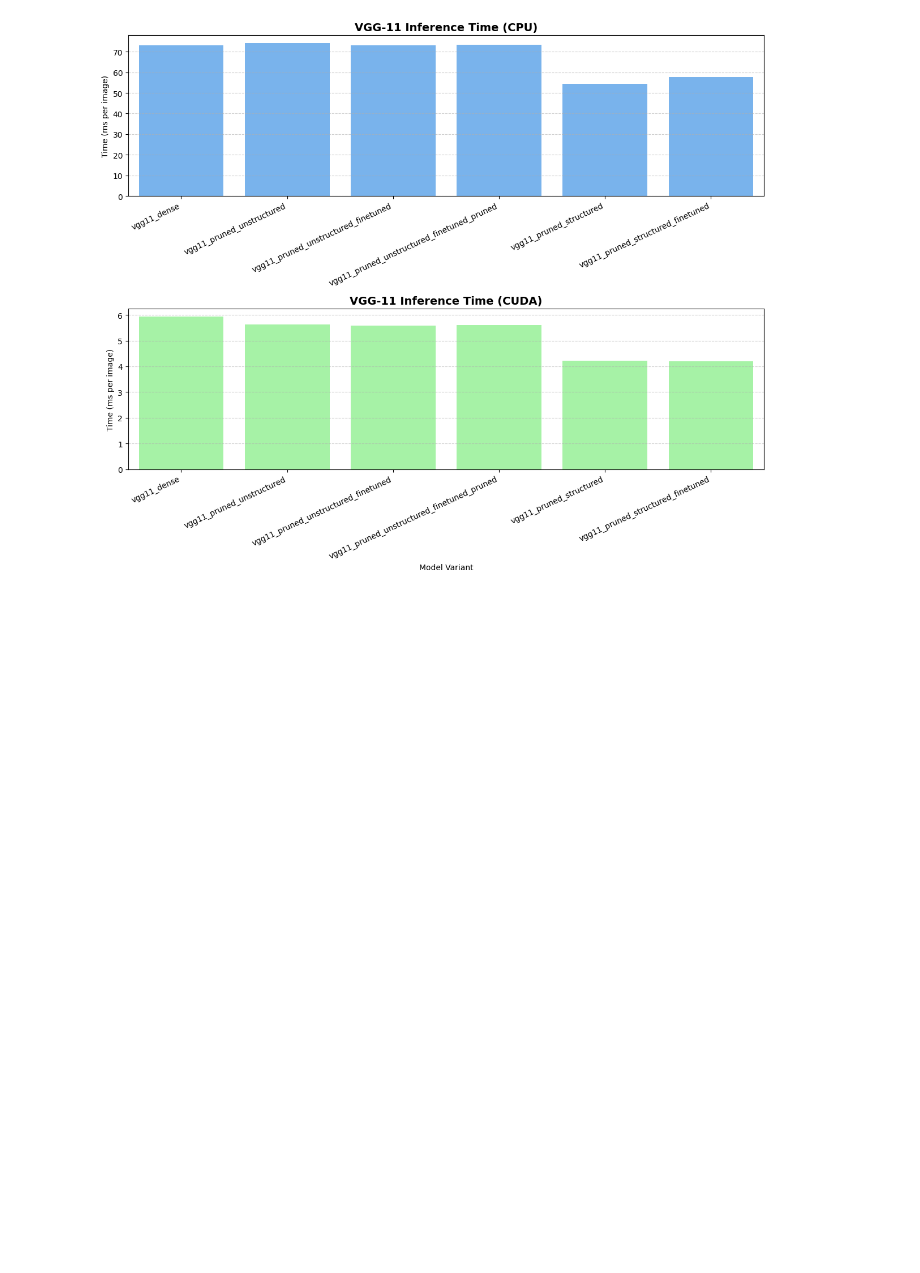
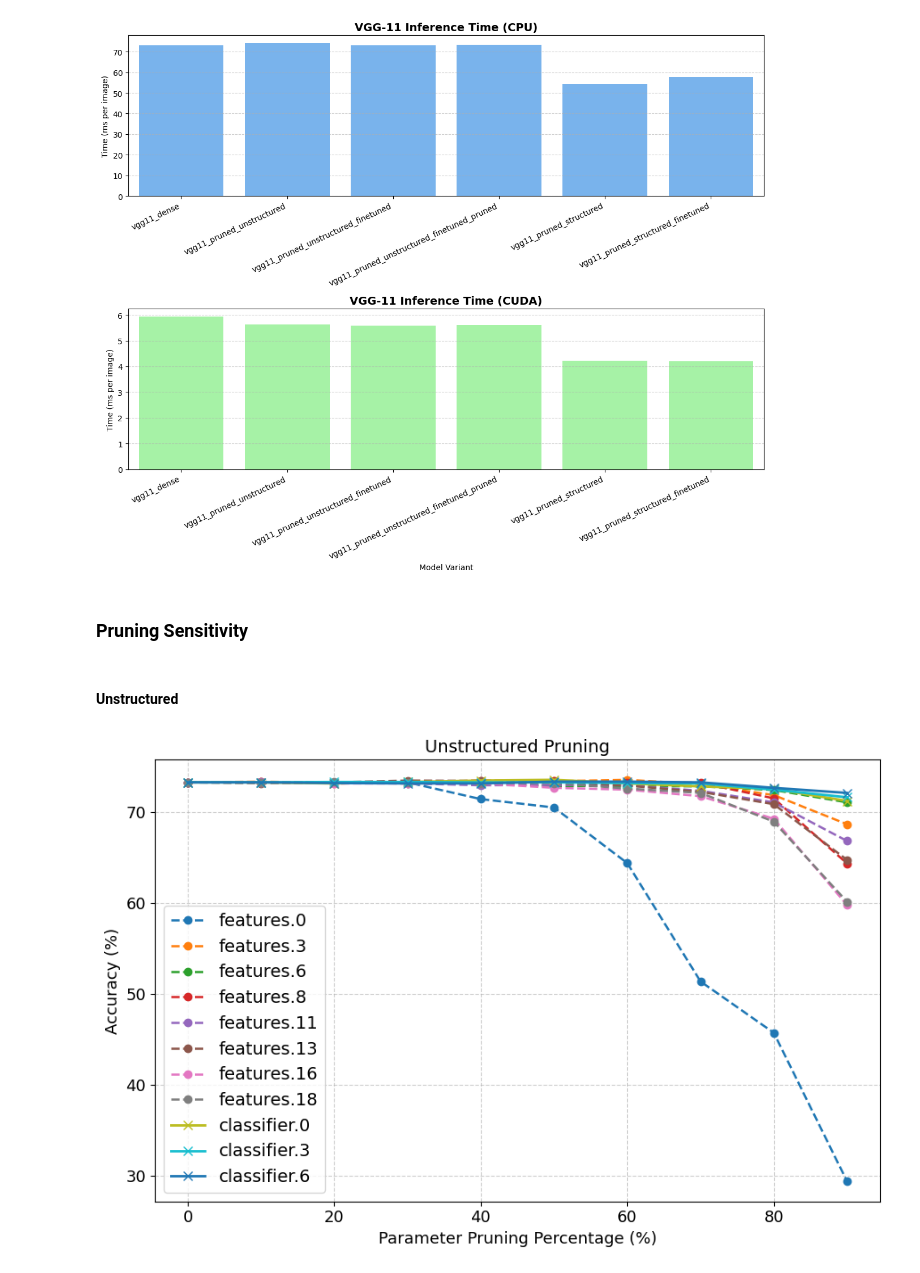
Before and after one commit to oozeman64/ATML-PA3, a Jupyter notebook: 1_9_Summary.ipynb, the cells around one changed output. Saved outputs shown, nothing was run; the diff lists cells and outputs as text; code cells hidden in the pictures; blank space fills up the shorter version.

```diff
--- a/1_9_Summary.ipynb
+++ b/1_9_Summary.ipynb
@@ -557,3 +557,56 @@ plt.tight_layout()
 plt.show()
 # %% [output]
 [figure]
+# %% [markdown]
+### Pruning Sensitivity
+# %% [markdown]
+#### Unstructured
+# %%
+with open('models/sensitivity_dict_unstructured.pkl', 'rb') as f:
+    sensitivity_dict_unstructured = pickle.load(f)
+
+sensitivity_dict_unstructured_copy = copy.deepcopy(sensitivity_dict_unstructured)
+for (name, _) in sensitivity_dict_unstructured_copy.keys():
+    sensitivity_dict_unstructured[(name, 0)] = 73.28
+
+# print(sensitivity_dict_unstructured)
+
+conv_data = {k: v for k, v in sensitivity_dict_unstructured.items() if 'features' in k[0]}
+clf_data  = {k: v for k, v in sensitivity_dict_unstructured.items() if 'classifier' in k[0]}
+
+# Group by layer
+def group_by_layer(data):
+    layers = {}
+    for (layer, prune_pct), acc in data.items():
+        layers.setdefault(layer, []).append((prune_pct, acc))
+    for layer in layers:
+        layers[layer].sort()
+    return layers
+
+conv_layers = group_by_layer(conv_data)
+clf_layers  = group_by_layer(clf_data)
+
+# Plot everything on one figure
+plt.figure(figsize=(9, 6))
+
+# Plot Conv layers with circles
+for layer, vals in conv_layers.items():
+    xs, ys = zip(*vals)
+    plt.plot(xs, ys, marker='o', markersize=6 , linestyle='--', linewidth=1.8, label=layer)
+
+# Plot Classifier layers with crosses
+for layer, vals in clf_layers.items():
+    xs, ys = zip(*vals)
+    plt.plot(xs, ys, marker='x',markersize=7, linestyle='-', linewidth=2, label=layer)
+
+plt.title("Unstructured Pruning", fontsize=14)
+plt.xlabel("Parameter Pruning Percentage (%)", fontsize=13)
+plt.ylabel("Accuracy (%)", fontsize=13)
+plt.grid(True, linestyle='--', alpha=0.6)
+plt.xticks(fontsize=13)
+plt.yticks(fontsize=13)
+plt.legend(fontsize=14)
+plt.tight_layout()
+plt.show()
+# %% [output]
+[figure, added]
```
Also changed, not shown: parts of 2 cells of this notebook, 2 other files.
